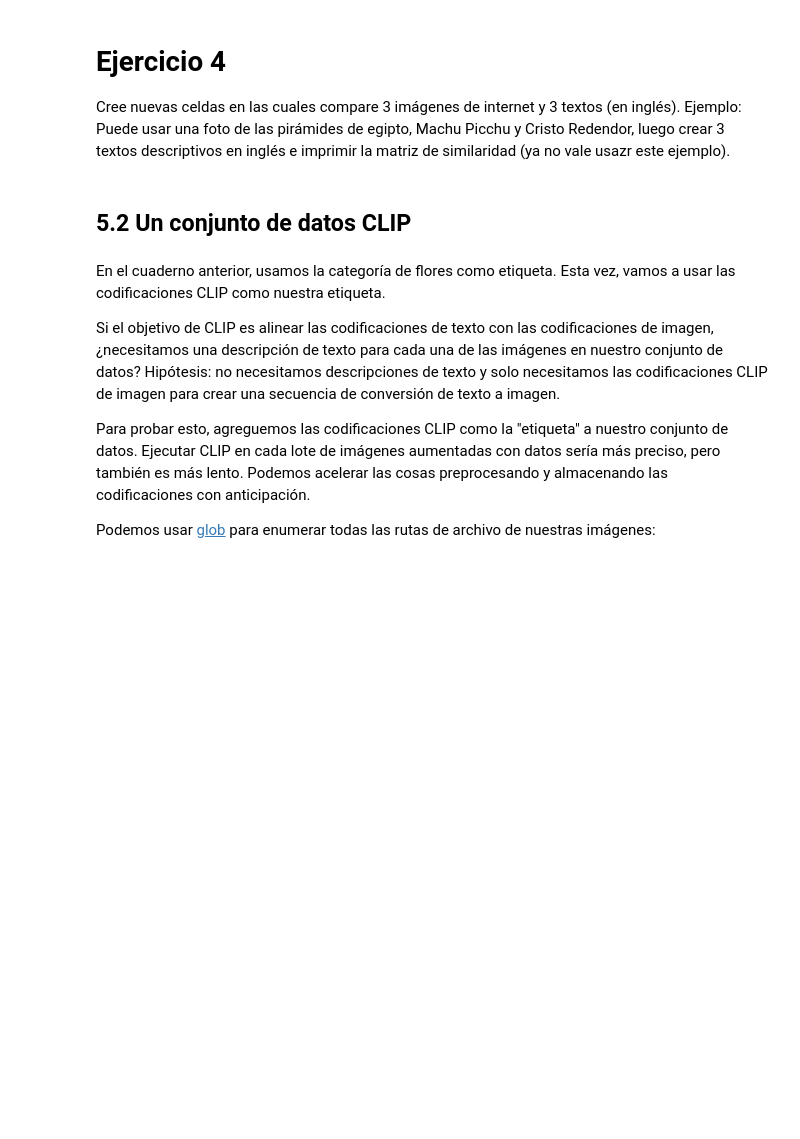
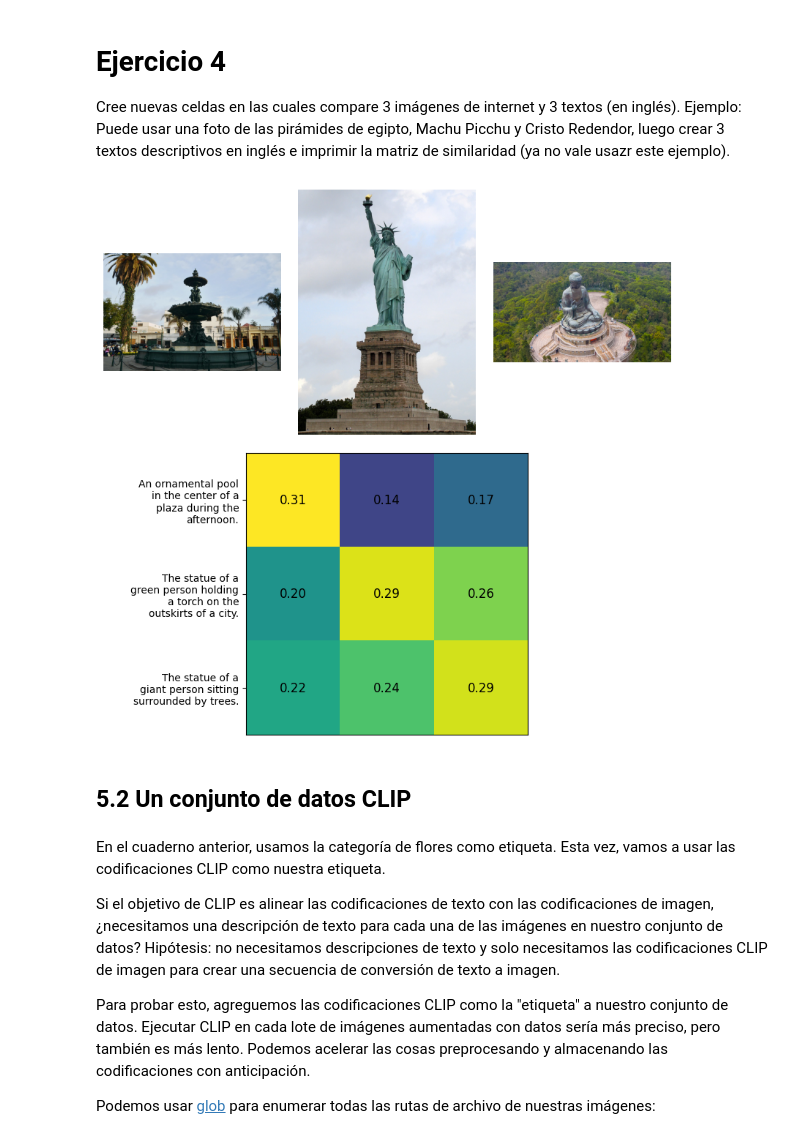
Before and after one commit to kjquisper/Calculadora, a Jupyter notebook: Copia_de_05_CLIP_IA_ESIS_2024.ipynb, the cells around one changed output. Drawn from its saved outputs; the diff is of its cells as text; code cells hidden in the pictures; blank space fills up the shorter version.

```diff
--- a/Copia_de_05_CLIP_IA_ESIS_2024.ipynb
+++ b/Copia_de_05_CLIP_IA_ESIS_2024.ipynb
@@ -454,6 +462,68 @@ for x in range(similarity.shape[1]):
 
 Cree nuevas celdas en las cuales compare 3 imágenes de internet y 3 textos (en inglés).
 Ejemplo: Puede usar una foto de las pirámides de egipto, Machu Picchu y Cristo Redendor, luego crear 3 textos descriptivos en inglés e imprimir la matriz de similaridad (ya no vale usazr este ejemplo).
+# %%
+import matplotlib.pyplot as plt
+from textwrap import wrap
+from PIL import Image
+import torch
+from transformers import CLIPProcessor, CLIPModel
+
+# Cargar el modelo y el procesador CLIP
+model = CLIPModel.from_pretrained("openai/clip-vit-base-patch32")
+processor = CLIPProcessor.from_pretrained("openai/clip-vit-base-patch32")
+
+# Definir los textos descriptivos
+text_list = [
+    "An ornamental pool in the center of a plaza during the afternoon.",
+    "The statue of a green person holding a torch on the outskirts of a city.",
+    "The statue of a giant person sitting surrounded by trees."
+]
+
+# Cargar las imágenes proporcionadas
+image_paths = [
+    "/content/imagenes_ejemplos/pileta_tacna.jpg",
+    "/content/imagenes_ejemplos/estatua_de_la_libertad.jpg",
+    "/content/imagenes_ejemplos/buda.jpg"
+]
+
+imgs = [Image.open(path) for path in image_paths]
+
+# Procesar las imágenes y los textos
+inputs = processor(text=text_list, images=imgs, return_tensors="pt", padding=True)
+
+# Obtener las representaciones vectoriales
+with torch.no_grad():
+    outputs = model(**inputs)
+
+# Extraer las representaciones de texto e imagen
+image_features = outputs.image_embeds
+text_features = outputs.text_embeds
+
+# Calcular la matriz de similitud coseno
+similarity = torch.nn.functional.cosine_similarity(image_features.unsqueeze(1), text_features.unsqueeze(0), dim=-1)
+
+# Visualizar las imágenes y la matriz de similitud
+fig = plt.figure(figsize=(10, 10))
+gs = fig.add_gridspec(2, 3, wspace=.1, hspace=0)
+
+for i, img in enumerate(imgs):
+    ax = fig.add_subplot(gs[0, i])
+    ax.axis("off")
+    plt.imshow(img)
+
+ax = fig.add_subplot(gs[1, :])
+plt.imshow(similarity.cpu().numpy().T, vmin=0.1, vmax=0.3)
+
+labels = [ '\n'.join(wrap(text, 20)) for text in text_list ]
+plt.yticks(range(len(text_list)), labels, fontsize=10)
+plt.xticks([])
+
+for x in range(similarity.shape[1]):
+    for y in range(similarity.shape[0]):
+        plt.text(x, y, f"{similarity[x, y]:.2f}", ha="center", va="center", size=12)
+# %% [output]
+[figure, added]
 # %% [markdown]
 ## 5.2 Un conjunto de datos CLIP
 # %% [markdown]
```
Also changed, not shown: parts of 4 cells of this notebook.
